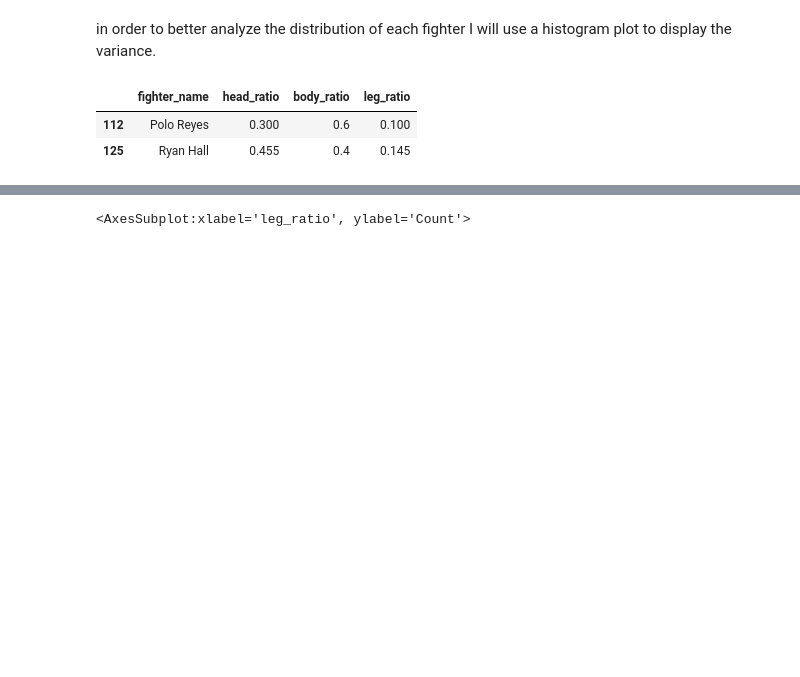
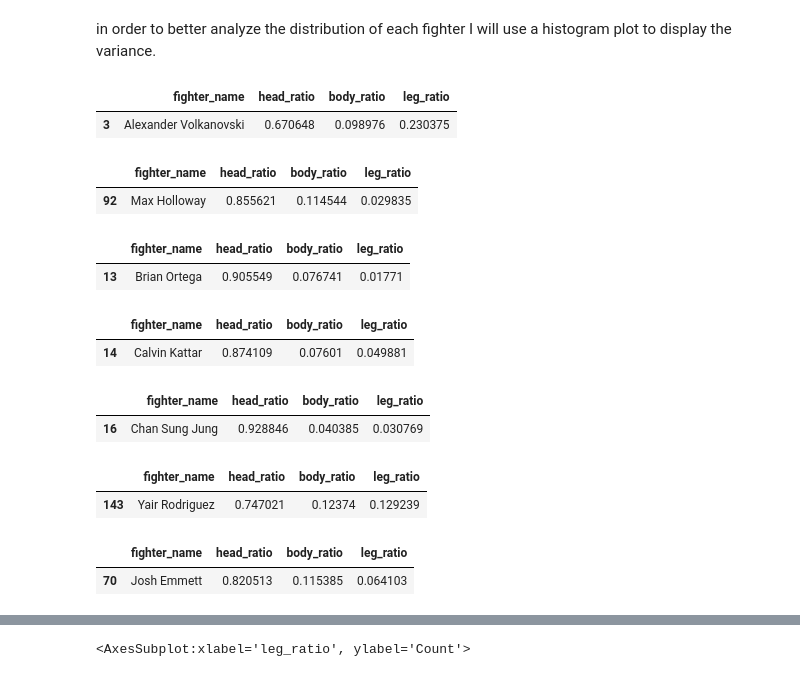
Before and after one commit to anthony-aleman/Featherweight, a Jupyter notebook: FW_EDA.ipynb, the cells around one changed output, grey strips where cells are left out. Saved outputs shown, nothing was run; the diff lists cells and outputs as text; code cells hidden in the pictures; blank space fills up the shorter version.

```diff
--- a/FW_EDA.ipynb
+++ b/FW_EDA.ipynb
@@ -146,8 +148,37 @@ Mix Strikes
 # %% [markdown]
 in order to better analyze the distribution of each fighter I will use a histogram plot to display the variance.
 # %%
-ratio_frame_fw.loc[ratio_frame_fw.head_ratio < 0.5]
+ratio_frame_fw.loc[ ratio_frame_fw.fighter_name == "Alexander Volkanovski"]
 # %% [output]
 |  | fighter_name | head_ratio | body_ratio | leg_ratio |
-| 112 | Polo Reyes | 0.300 | 0.6 | 0.100 |
-| 125 | Ryan Hall | 0.455 | 0.4 | 0.145 |
+| 3 | Alexander Volkanovski | 0.670648 | 0.098976 | 0.230375 |
+# %%
+ratio_frame_fw.loc[ ratio_frame_fw.fighter_name == "Max Holloway"]
+# %% [output]
+|  | fighter_name | head_ratio | body_ratio | leg_ratio |
+| 92 | Max Holloway | 0.855621 | 0.114544 | 0.029835 |
+# %%
+ratio_frame_fw.loc[ ratio_frame_fw.fighter_name == "Brian Ortega"]
+# %% [output]
+|  | fighter_name | head_ratio | body_ratio | leg_ratio |
+| 13 | Brian Ortega | 0.905549 | 0.076741 | 0.01771 |
+# %%
+ratio_frame_fw.loc[ ratio_frame_fw.fighter_name == "Calvin Kattar"]
+# %% [output]
+|  | fighter_name | head_ratio | body_ratio | leg_ratio |
+| 14 | Calvin Kattar | 0.874109 | 0.07601 | 0.049881 |
+# %%
+ratio_frame_fw.loc[ ratio_frame_fw.fighter_name == "Chan Sung Jung"]
+# %% [output]
+|  | fighter_name | head_ratio | body_ratio | leg_ratio |
+| 16 | Chan Sung Jung | 0.928846 | 0.040385 | 0.030769 |
+# %%
+ratio_frame_fw.loc[ ratio_frame_fw.fighter_name == "Yair Rodriguez"]
+# %% [output]
+|  | fighter_name | head_ratio | body_ratio | leg_ratio |
+| 143 | Yair Rodriguez | 0.747021 | 0.12374 | 0.129239 |
+# %%
+ratio_frame_fw.loc[ ratio_frame_fw.fighter_name == "Josh Emmett"]
+# %% [output]
+|  | fighter_name | head_ratio | body_ratio | leg_ratio |
+| 70 | Josh Emmett | 0.820513 | 0.115385 | 0.064103 |
```
Also changed, not shown: parts of 15 cells of this notebook.
